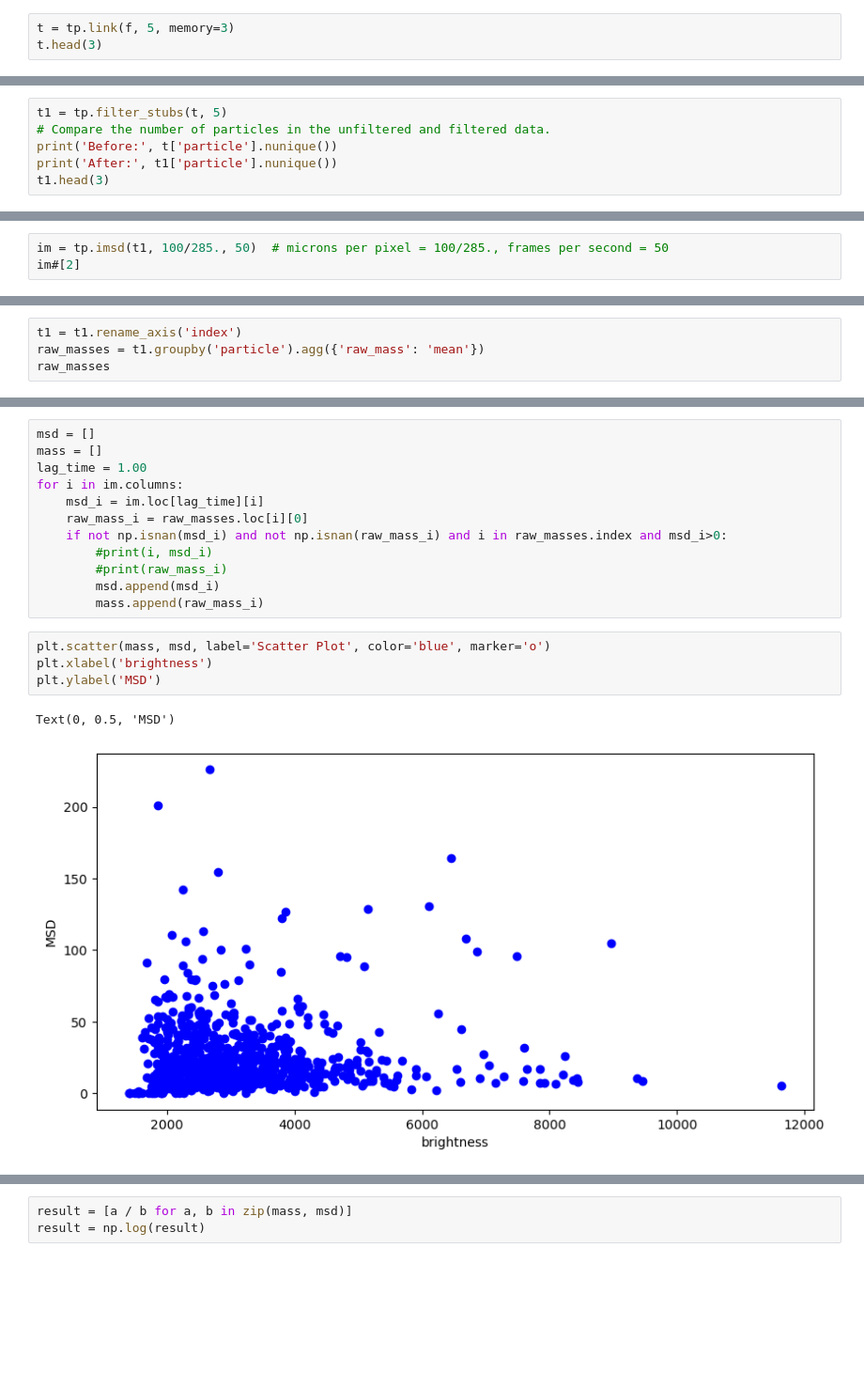
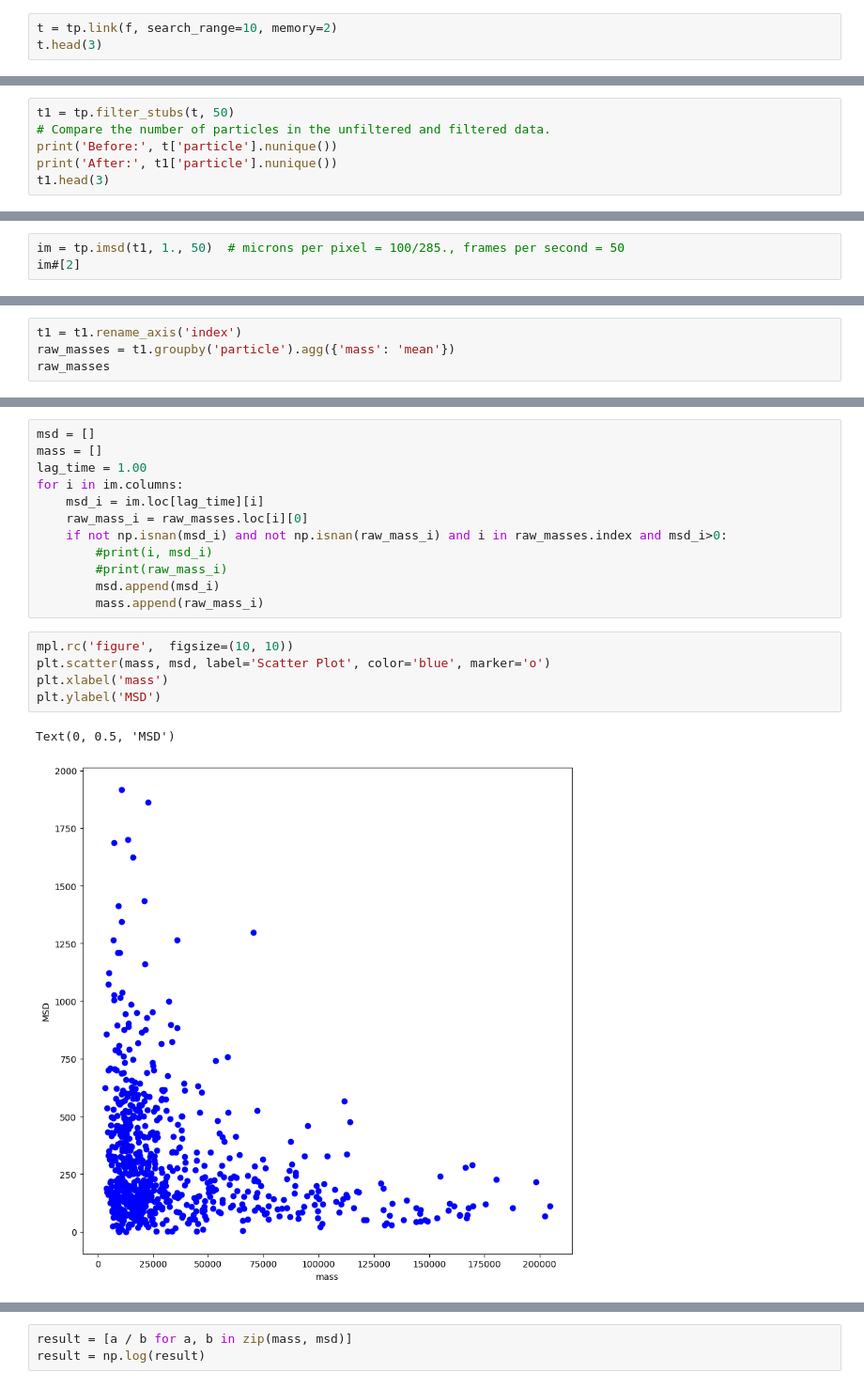
Before and after one commit to StefansGH/nanoparticle-tracking, a Jupyter notebook: tracking.ipynb, the cells around one changed output, grey strips where cells are left out. Shown at 94% size. Cells and saved outputs as stored; diff of their text form; blank space fills up the shorter version.

```diff
--- a/tracking.ipynb
+++ b/tracking.ipynb
@@ -45,6 +81,6 @@ f.head(3)
 # %% [markdown]
 Linking particles in between frames (trajectories):
 # %%
-t = tp.link(f, 5, memory=3)
+t = tp.link(f, search_range=10, memory=2)
 t.head(3)
 # %% [output]
@@ -55,7 +91,7 @@ t.head(3)
 # %% [markdown]
 Ephemeral trajectories — seen only for a few frames — are usually spurious and never useful. The convenience function filter_stubs keeps only trajectories that last for a given number of frames.
 # %%
-t1 = tp.filter_stubs(t, 5)
+t1 = tp.filter_stubs(t, 50)
 # Compare the number of particles in the unfiltered and filtered data.
 print('Before:', t['particle'].nunique())
 print('After:', t1['particle'].nunique())
@@ -95,6 +115,6 @@ tp.plot_traj(t1);
 # %% [markdown]
 Compute the mean squared displacement (MSD) of each particle
 # %%
-im = tp.imsd(t1, 100/285., 50)  # microns per pixel = 100/285., frames per second = 50
+im = tp.imsd(t1, 1., 50)  # microns per pixel = 100/285., frames per second = 50
 im#[2]
 # %% [output]
@@ -115,5 +135,5 @@ im#[2]
 # %%
 t1 = t1.rename_axis('index')
-raw_masses = t1.groupby('particle').agg({'raw_mass': 'mean'})
+raw_masses = t1.groupby('particle').agg({'mass': 'mean'})
 raw_masses
 # %% [output]
@@ -151,9 +164,10 @@ for i in im.columns:
         msd.append(msd_i)
         mass.append(raw_mass_i)
 # %%
+mpl.rc('figure',  figsize=(10, 10))
 plt.scatter(mass, msd, label='Scatter Plot', color='blue', marker='o')
-plt.xlabel('brightness')
+plt.xlabel('mass')
 plt.ylabel('MSD')
 # %% [output]
 Text(0, 0.5, 'MSD')
-[figure, old version]
+[figure, new version]
```
Also changed, not shown: parts of 30 cells of this notebook.
